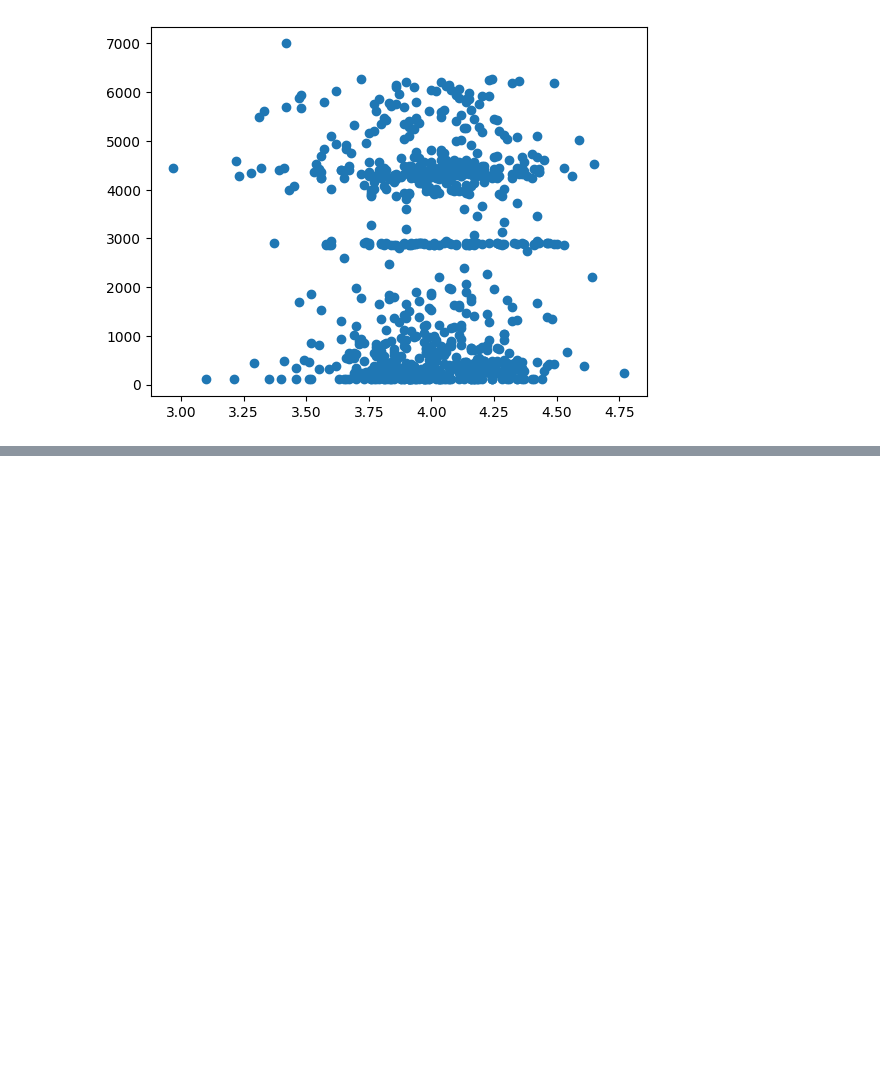
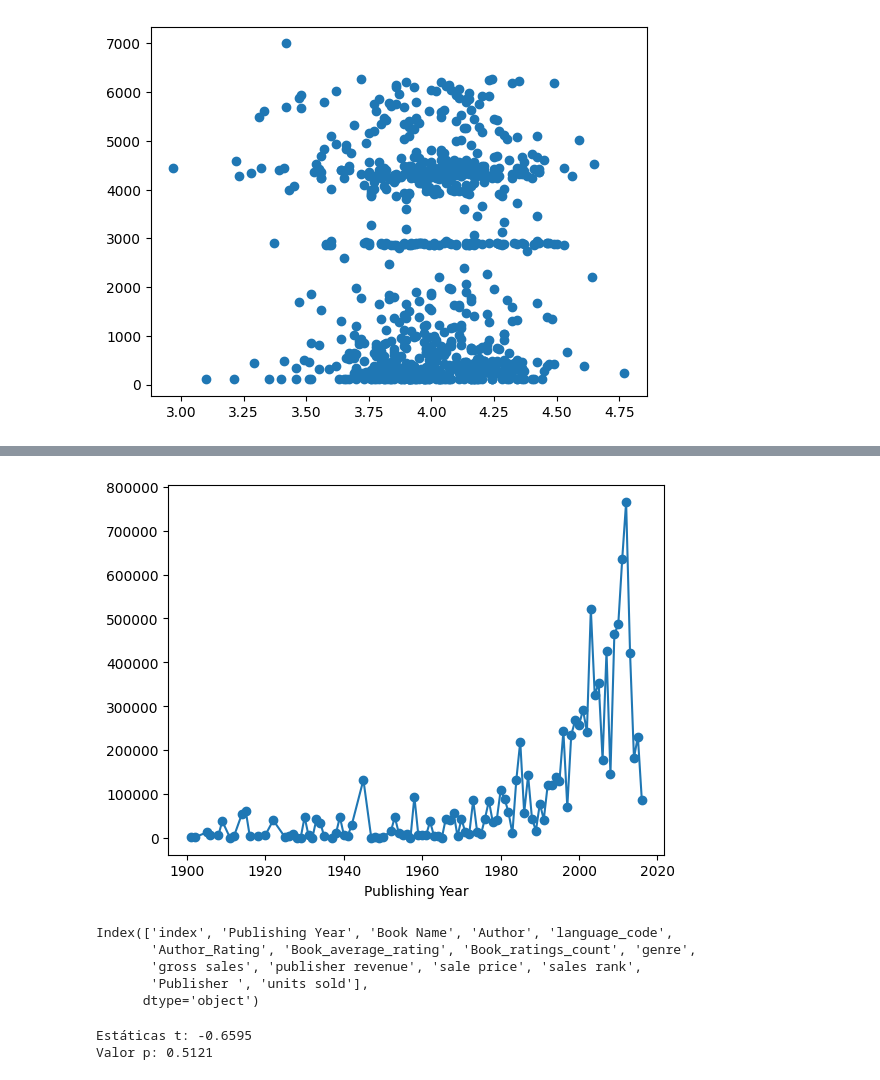
Before and after one commit to MarcioLuizBR/analiseDados_BookStore1, a Jupyter notebook: AnaliseBookStore.ipynb, the cells around one changed output, grey strips where cells are left out. Saved outputs shown, nothing was run; the diff lists cells and outputs as text; code cells hidden in the pictures; blank space fills up the shorter version.

```diff
--- a/AnaliseBookStore.ipynb
+++ b/AnaliseBookStore.ipynb
@@ -270,0 +327,28 @@ plt.scatter(df[booleano]["Book_average_rating"], df[booleano]["units sold"]);
+# %%
+df.groupby('Publishing Year')['units sold'].sum().plot(kind="line", marker="o");
+# %% [output]
+[figure, added]
+# %%
+print(df.columns)
+# %% [output]
+Index(['index', 'Publishing Year', 'Book Name', 'Author', 'language_code',
+       'Author_Rating', 'Book_average_rating', 'Book_ratings_count', 'genre',
+       'gross sales', 'publisher revenue', 'sale price', 'sales rank',
+       'Publisher ', 'units sold'],
+      dtype='object')
+# %%
+import scipy.stats as stats
+
+# Separando os grupos
+grupo_A = df[df['Author_Rating'] == 'Famous']['units sold']
+grupo_B = df[df['Author_Rating'] == 'Intermediate']['units sold']
+
+# Realizando o teste de Student para amostras independentes
+t_start, p_val = stats.ttest_ind(grupo_A, grupo_B, equal_var=False)
+
+#Exibir os resultados
+print(f"Estáticas t: {t_start:.4f}")
+print(f"Valor p: {p_val:.4f}")
+# %% [output]
+Estáticas t: -0.6595
+Valor p: 0.5121
```
Also changed, not shown: parts of 5 cells of this notebook.
